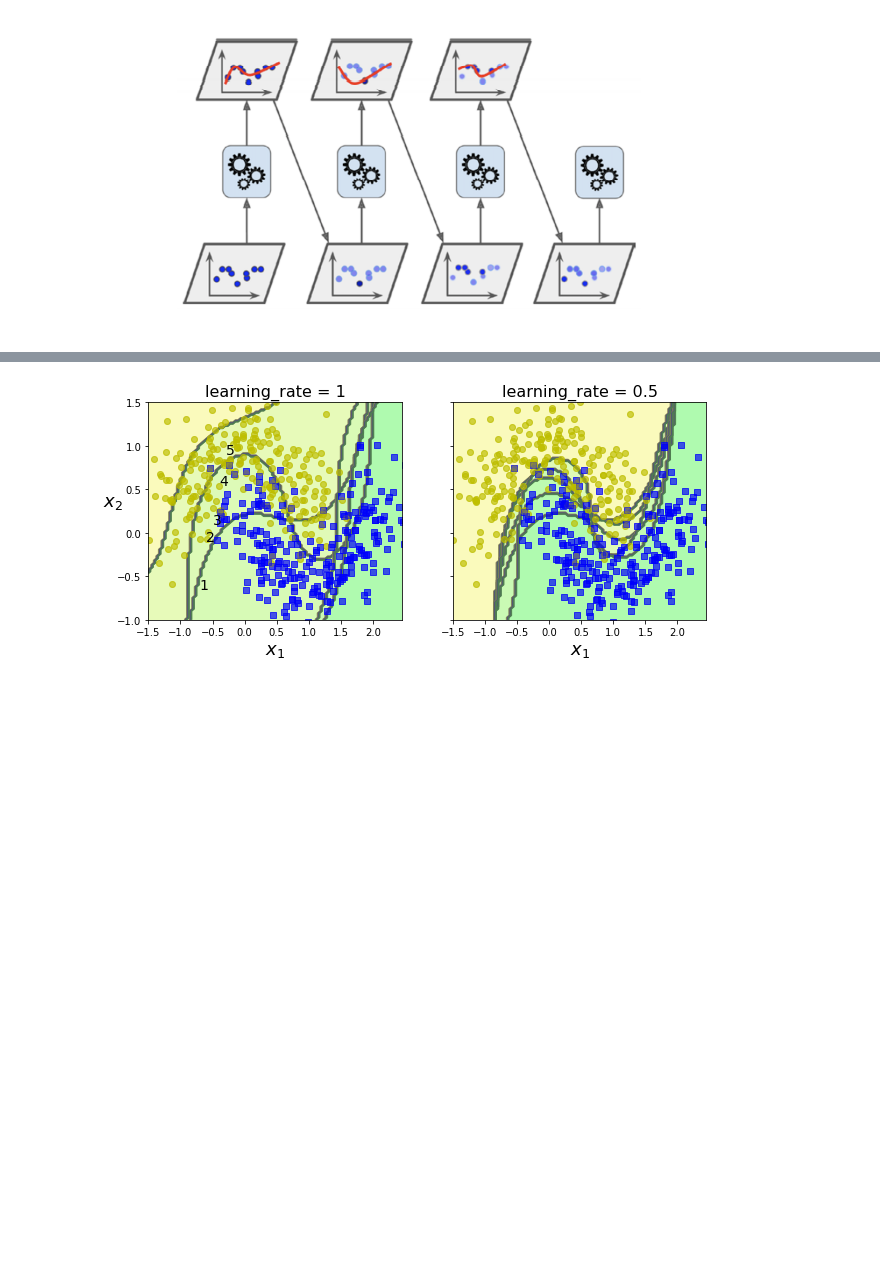
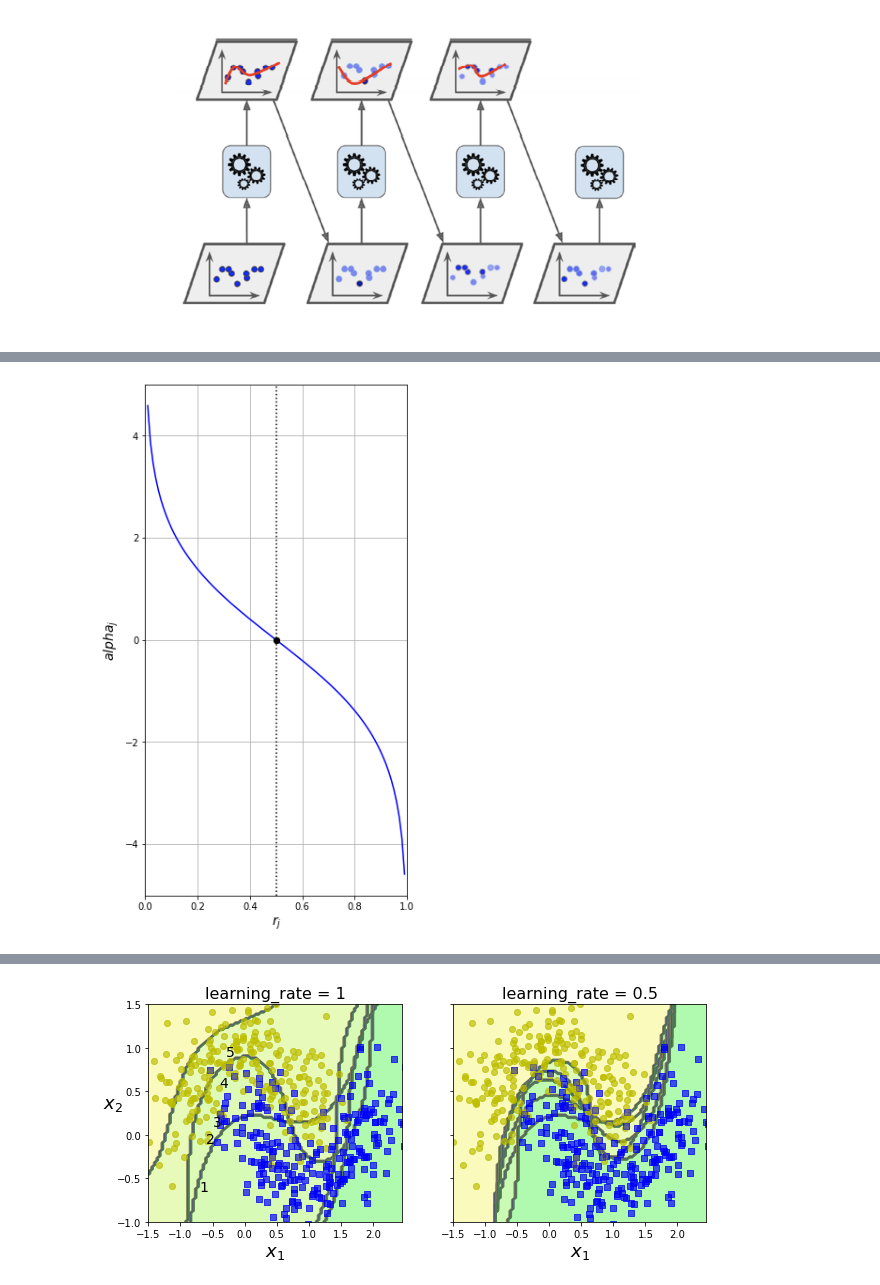
Before and after one commit to dong-tak123/BigAI, a Jupyter notebook: Hands_on_ML_2/Chapter7_앙상블_학습과_랜덤_포레스트.ipynb, the cells around one changed output, grey strips where cells are left out. Saved outputs shown, nothing was run; the diff lists cells and outputs as text; code cells hidden in the pictures; blank space fills up the shorter version.

```diff
--- a/Hands_on_ML_2/Chapter7_앙상블_학습과_랜덤_포레스트.ipynb
+++ b/Hands_on_ML_2/Chapter7_앙상블_학습과_랜덤_포레스트.ipynb
@@ -420,0 +447,18 @@ plt.show()
+# %%
+#예측기의 가중치 그래프
+
+
+r_j = np.linspace(0, 1, 100)
+alpha_j = np.log((1-r_j) / r_j)
+
+plt.figure(figsize=(5, 10))
+plt.plot(r_j, alpha_j, "b-")
+plt.grid("on")
+plt.plot([0.5, 0.5], [-5, 5], "k:")
+plt.plot([0.5,0.5], [0, 0], "ko")
+plt.axis([0, 1, -5, 5])
+plt.xlabel("$r_j$", fontsize=14)
+plt.ylabel("$alpha_j$", fontsize=14)
+plt.show()
+# %% [output]
+[figure, added]
```
Also changed, not shown: parts of 27 cells of this notebook, 1 other file.
